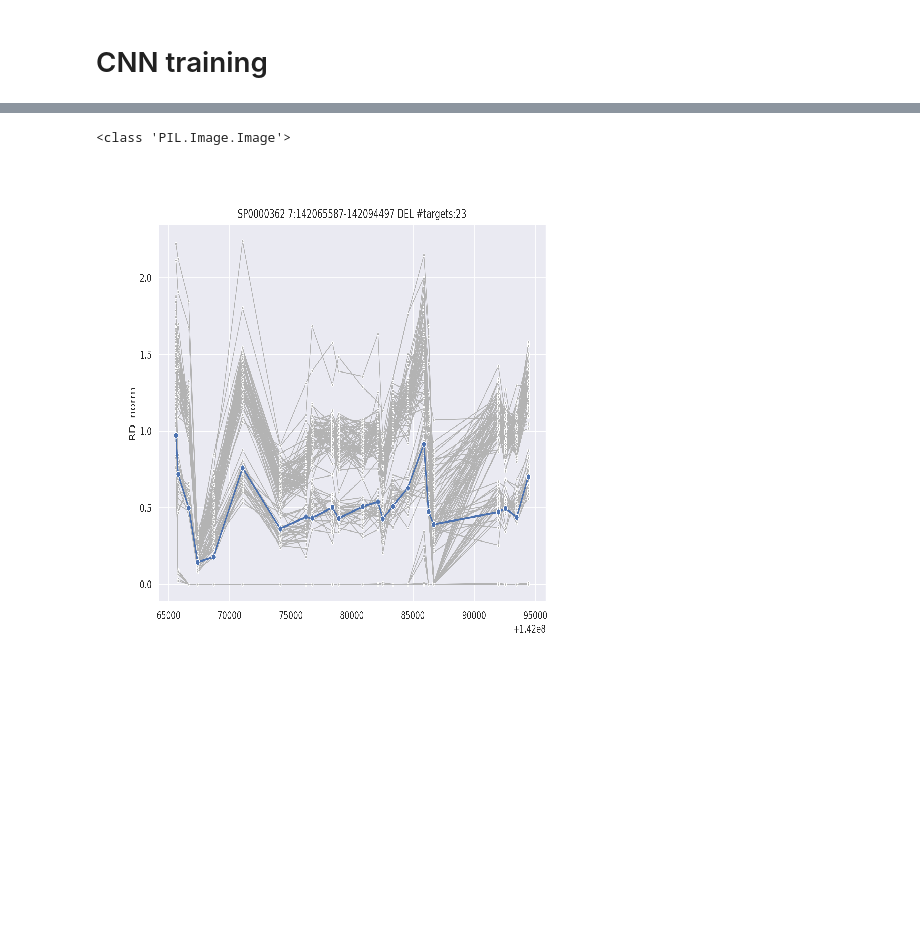
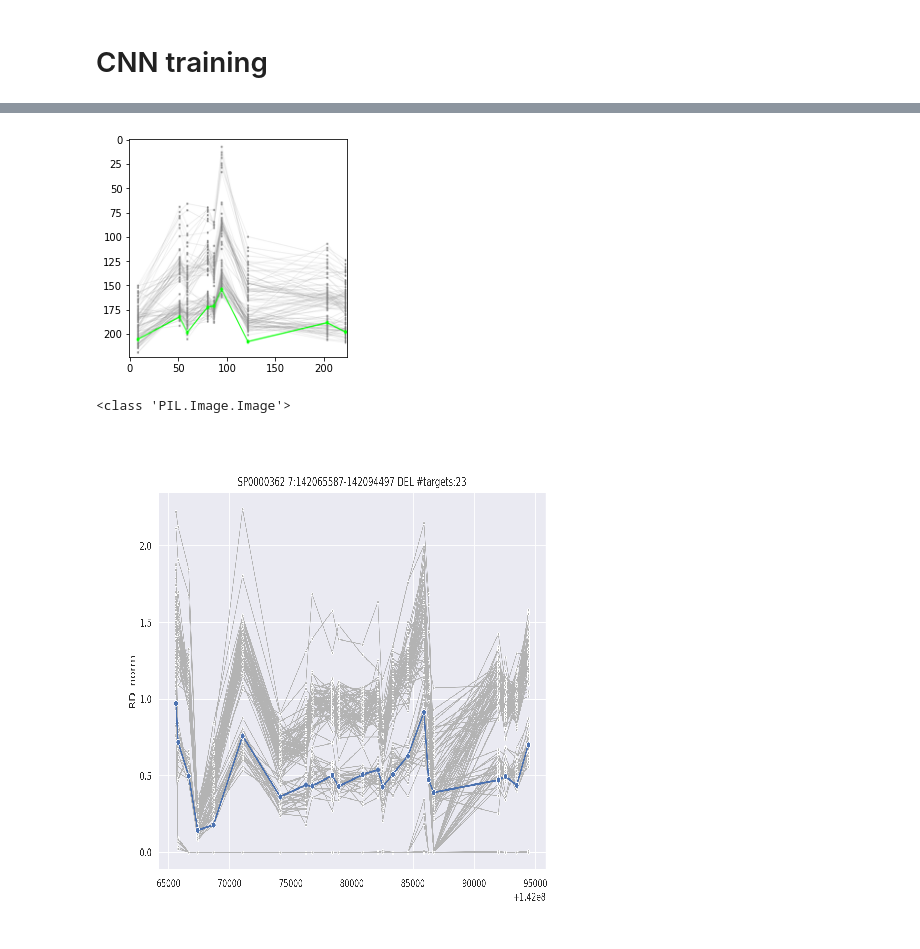
Before and after one commit to ShenLab/CNV-Espresso, a Jupyter notebook: src/training.ipynb, the cells around one changed output, grey strips where cells are left out. Cells and saved outputs as stored; diff of their text form; code cells hidden in the pictures; blank space fills up the shorter version.

```diff
--- a/src/training.ipynb
+++ b/src/training.ipynb
@@ -14,0 +88,14 @@ img_height, img_width = 500, 500
+# %%
+def loadImgs(cnv_list, img_width, img_height):
+    cnv_np = np.zeros((len(cnv_list), img_width, img_height, 3))
+    for index, each_cnv in enumerate(cnv_list):
+        if index % 1000 == 1:
+            time_stamp = datetime.datetime.now()
+            time_str   = time_stamp.strftime('%Y.%m.%d-%H:%M:%S')
+            print("[%s] Processing %d ..."%(time_str, index))
+        cnv_img = resizeCropImg(each_cnv, img_width, img_height)
+        cnv_np[index] = tf.keras.preprocessing.image.img_to_array(cnv_img)
+    time_stamp = datetime.datetime.now()
+    time_str   = time_stamp.strftime('%Y.%m.%d-%H:%M:%S')
+    print("[%s] Done %d."%(time_str, index))
+    return cnv_np
@@ -14,0 +104,5 @@ img_height, img_width = 500, 500
+# %%
+img_width, img_height = 224, 224
+
+true_del_file = '/home/rt2776/cnv_espresso/images/true_del_entire_path.list'
+false_del_file = '/home/rt2776/cnv_espresso/images/false_del_entire_path.list'
@@ -14,0 +113,4 @@ img_height, img_width = 500, 500
+# %%
+true_del_list = [each_file[0] for each_file in fileToList(true_del_file)]
+false_del_list = [each_file[0] for each_file in fileToList(false_del_file)]
+len(true_del_list), len(false_del_list)
@@ -14,0 +121,3 @@ img_height, img_width = 500, 500
+# %%
+false_del_img_np = loadImgs(false_del_list, img_width, img_height)
+false_del_img_np.shape
@@ -14,0 +173,4 @@ img_height, img_width = 500, 500
+# %%
+showImg(false_del_img_np[0])
+# %% [output]
+[figure, added]
```
Also changed, not shown: parts of 27 cells of this notebook, 47 other files.
